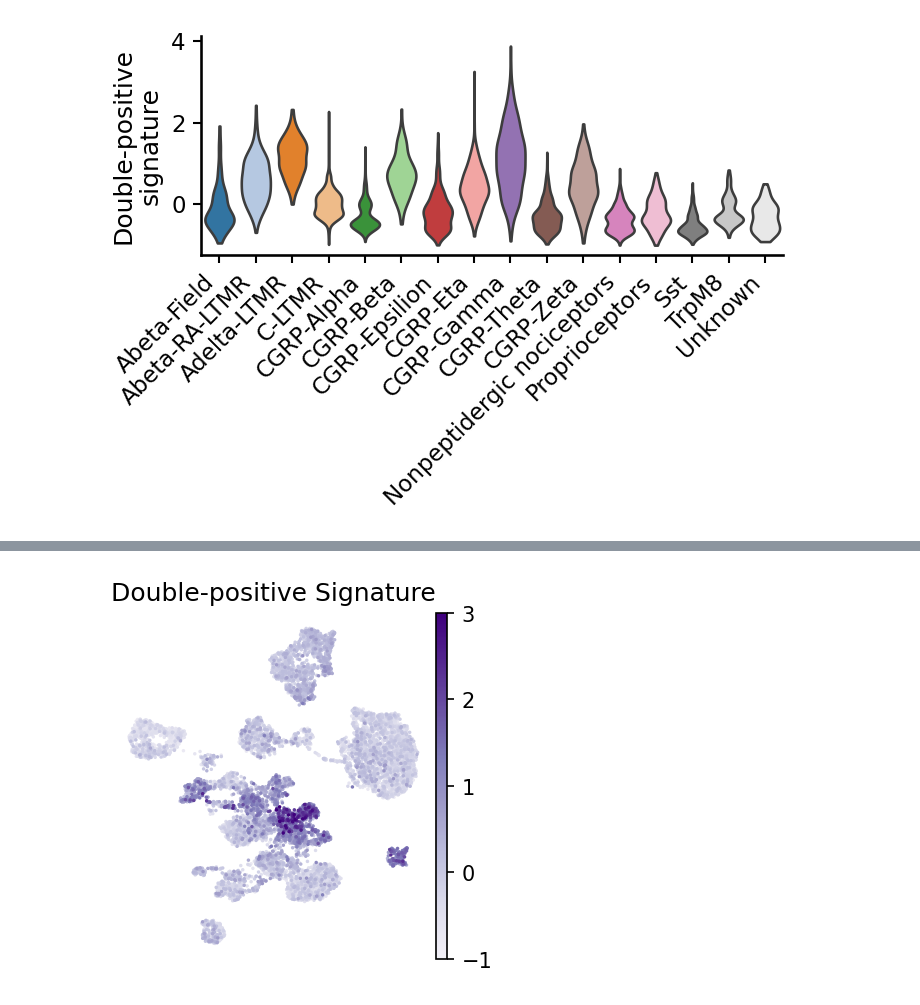
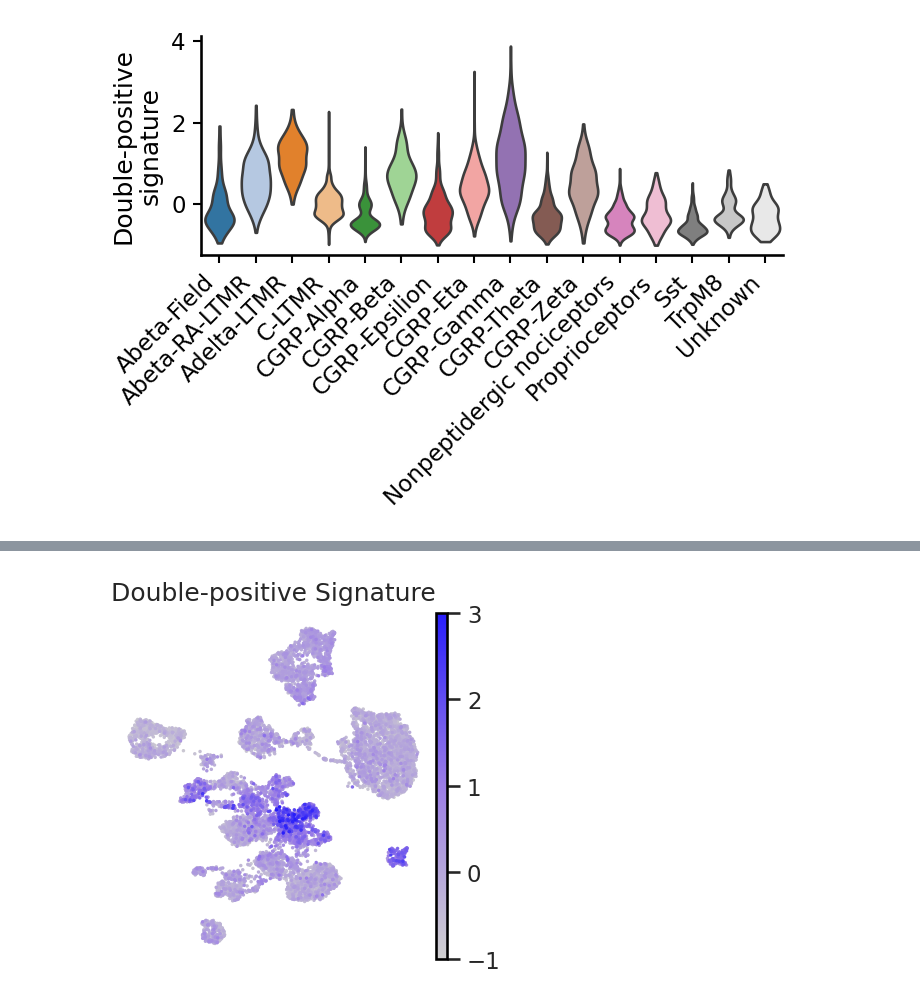
Before and after one commit to aifimmunology/spatial_drg_colon_bladder, a Jupyter notebook: notebooks/05_figures/06_reference-projection_ginty.ipynb, the cells around one changed output, grey strips where cells are left out. Drawn from its saved outputs; the diff is of its cells as text; code cells hidden in the pictures.

Commit message:
plot updates

```diff
--- a/notebooks/05_figures/06_reference-projection_ginty.ipynb
+++ b/notebooks/05_figures/06_reference-projection_ginty.ipynb
@@ -91,11 +91,11 @@ plt.savefig(os.path.join(plot_out_dir, "ginty_reference_genes.pdf"), format='pdf
 # %% [output]
 [figure]
 # %%
-colors = plt.cm.Purples(np.linspace(0.2, 1, 256))
-purple_cmap = mcolors.ListedColormap(colors)
+colors = ['#D0D0D0', '#9B7DE6', '#281EFA']
+purple_cmap = mcolors.LinearSegmentedColormap.from_list("custom_purple", colors, N=256)
 
 sc.pl.umap(adata, color = [
     "Chrna3", "Cartpt", "Hpse", "Htr3b", "Mrap2",
     "Htr3a", "Mgat5b", "Chrnb4", "Ntrk2", "Pou4f2"], ncols = 5, cmap = purple_cmap, frameon = False, show=False)
-plt.savefig(os.path.join(plot_out_dir, "ginty_reference_genes_purple-cmap-light-background.pdf"), format='pdf', bbox_inches='tight')
+plt.savefig(os.path.join(plot_out_dir, "ginty_reference_genes_purple-cmap-update.pdf"), format='pdf', bbox_inches='tight')
 # %% [output]
@@ -103,8 +102,0 @@ plt.savefig(os.path.join(plot_out_dir, "ginty_reference_genes_purple-cmap-light-
-# %%
-colors = plt.cm.Purples(np.linspace(0.1, 1, 256))
-purple_cmap = mcolors.ListedColormap(colors)
-
-sc.pl.umap(adata, color = [
-    "Chrna3", "Cartpt", "Hpse", "Htr3b", "Mrap2",
-    "Htr3a", "Mgat5b", "Chrnb4", "Ntrk2", "Pou4f2"], ncols = 5, cmap = purple_cmap, frameon = False, show=False)
-plt.savefig(os.path.join(plot_out_dir, "ginty_reference_genes_purple-cmap-lighter-background.pdf"), format='pdf', bbox_inches='tight')
@@ -194,9 +184,3 @@ Passing `palette` without assigning `hue` is deprecated and will be removed in v
 
   ax = sns.violinplot(
 [figure]
-# %%
-plt.rcParams['figure.figsize'] = (3, 3)
-sc.pl.umap(adata, color = ['dual_positive_signature_score'], frameon = False, title = ['Double-positive Signature'], cmap = 'Purples',
-           vmax = 3,
-           show=False)
-plt.savefig(os.path.join(plot_out_dir, "ginty_reference_doublepositive_signature.pdf"), format='pdf', bbox_inches='tight')
@@ -205,11 +187,8 @@ plt.savefig(os.path.join(plot_out_dir, "ginty_reference_doublepositive_signature
 # %%
-colors = plt.cm.Purples(np.linspace(0.1, 1, 256))
-purple_cmap = mcolors.ListedColormap(colors)
-
 plt.rcParams['figure.figsize'] = (3, 3)
 sc.pl.umap(adata, color = ['dual_positive_signature_score'], frameon = False, title = ['Double-positive Signature'], cmap = purple_cmap,
            vmax = 3,
            show=False)
-plt.savefig(os.path.join(plot_out_dir, "ginty_reference_doublepositive_signature_purple-cmap-lighter-background.pdf"), format='pdf', bbox_inches='tight')
+plt.savefig(os.path.join(plot_out_dir, "ginty_reference_doublepositive_signature_purple-cmap-update.pdf"), format='pdf', bbox_inches='tight')
 # %% [output]
-[figure, old version]
+[figure, new version]
```
Also changed, not shown: parts of 4 cells of this notebook, 3 other files.
